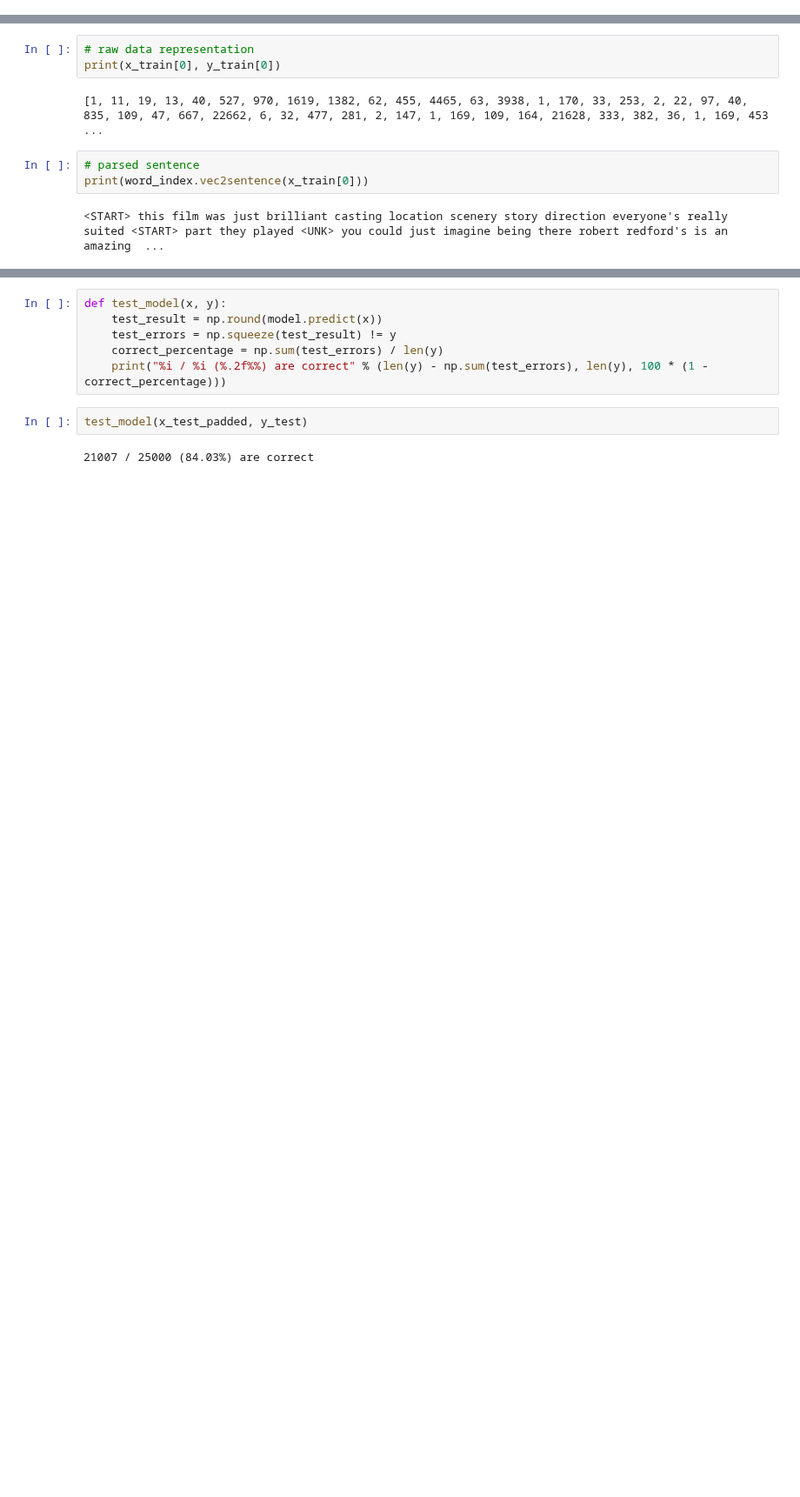
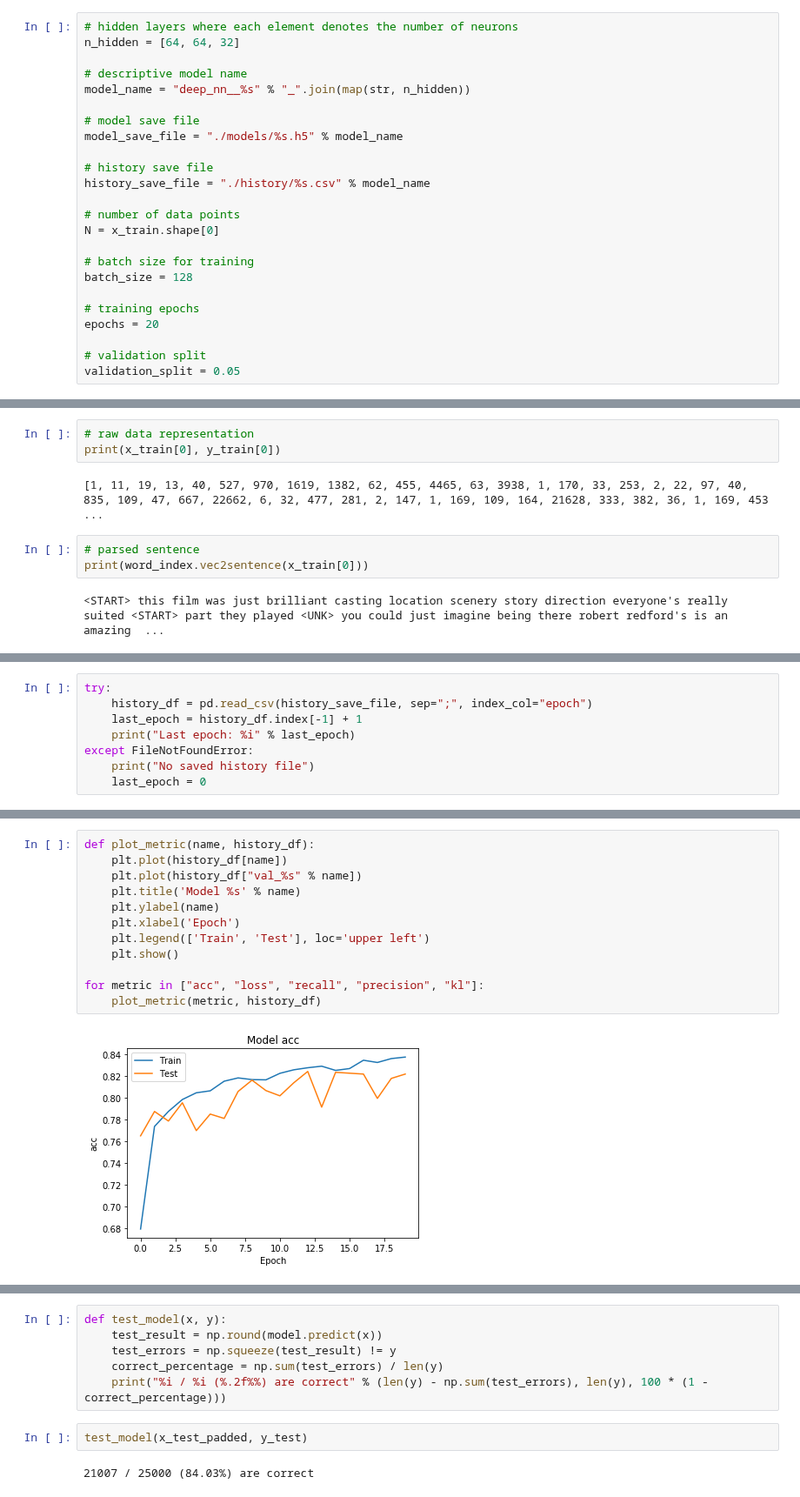
Before and after one commit to tom-schoener/ml-probability, a Jupyter notebook: tfp_word_embeddings/nn/word_embedding_nn_0.ipynb, the cells around one changed output, grey strips where cells are left out. Shown at 87% size. Saved outputs shown, nothing was run; the diff lists cells and outputs as text; blank space fills up the shorter version.

```diff
--- a/tfp_word_embeddings/nn/word_embedding_nn_0.ipynb
+++ b/tfp_word_embeddings/nn/word_embedding_nn_0.ipynb
@@ -44,0 +56,24 @@ Found 400000 word vectors.
+# %%
+# hidden layers where each element denotes the number of neurons
+n_hidden = [64, 64, 32]
+
+# descriptive model name
+model_name = "deep_nn__%s" % "_".join(map(str, n_hidden))
+
+# model save file
+model_save_file = "./models/%s.h5" % model_name
+
+# history save file
+history_save_file = "./history/%s.csv" % model_name
+
+# number of data points
+N = x_train.shape[0]
+
+# batch size for training
+batch_size = 128
+
+# training epochs
+epochs = 20
+
+# validation split
+validation_split = 0.05
@@ -119,0 +107,8 @@ Epoch 2/2
+# %%
+try:
+    history_df = pd.read_csv(history_save_file, sep=";", index_col="epoch")
+    last_epoch = history_df.index[-1] + 1
+    print("Last epoch: %i" % last_epoch)
+except FileNotFoundError:
+    print("No saved history file")
+    last_epoch = 0
@@ -119,0 +211,14 @@ Epoch 2/2
+# %%
+def plot_metric(name, history_df):
+    plt.plot(history_df[name])
+    plt.plot(history_df["val_%s" % name])
+    plt.title('Model %s' % name)
+    plt.ylabel(name)
+    plt.xlabel('Epoch')
+    plt.legend(['Train', 'Test'], loc='upper left')
+    plt.show()
+
+for metric in ["acc", "loss", "recall", "precision", "kl"]:
+    plot_metric(metric, history_df)
+# %% [output]
+[figure, added]
```
Also changed, not shown: parts of 19 cells of this notebook, 9 other files.
